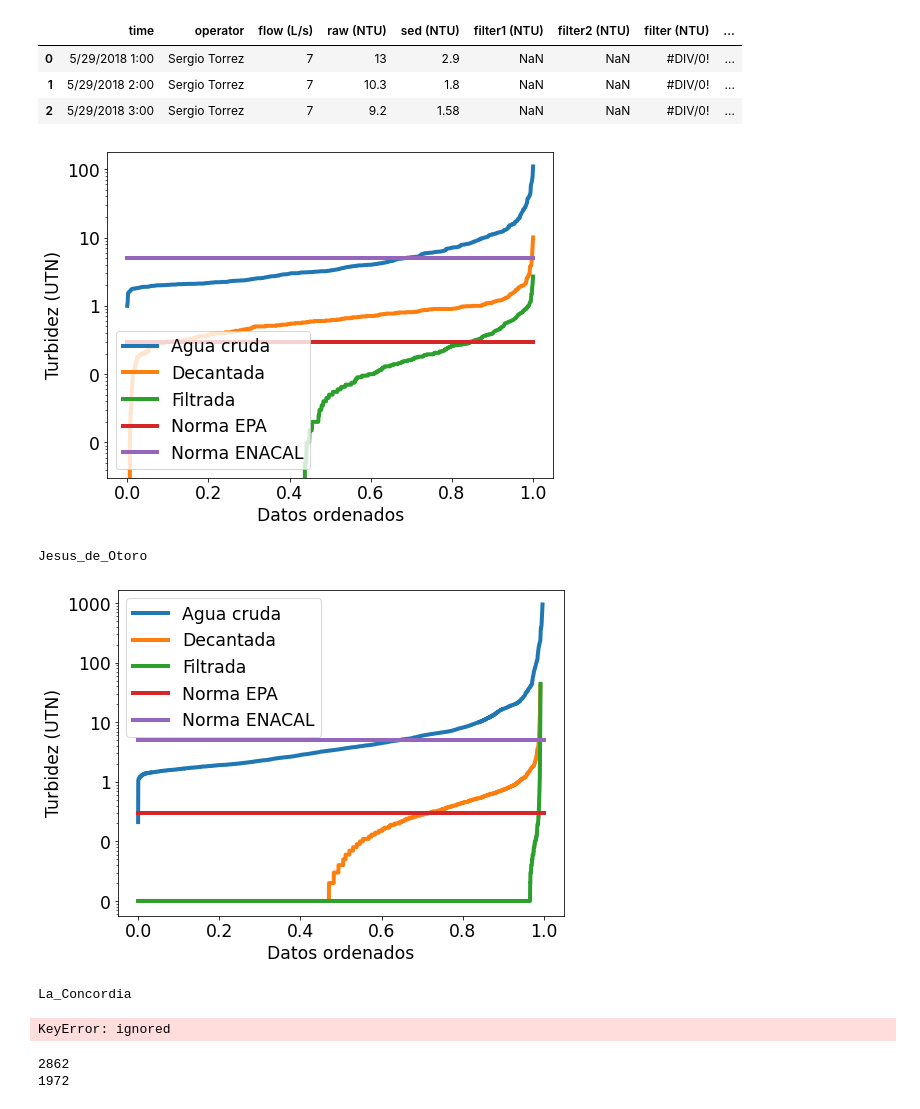
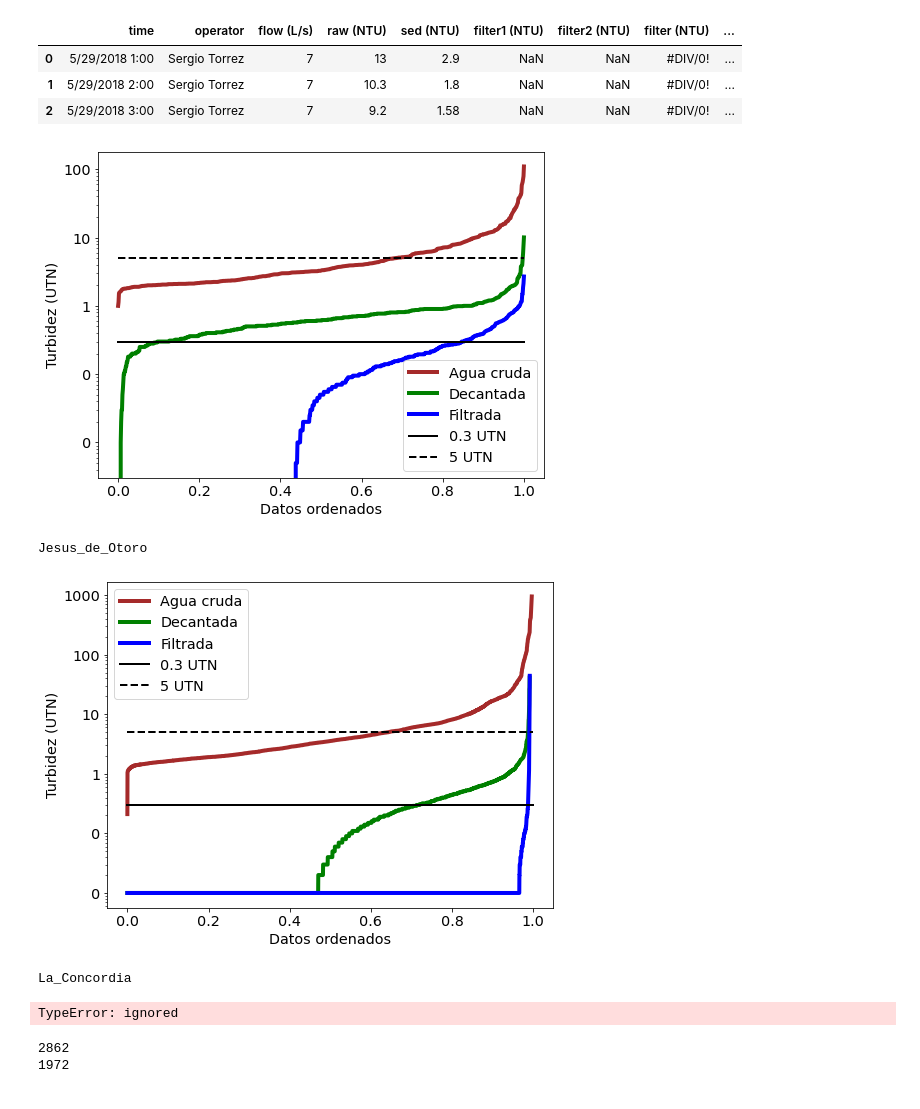
Before and after one commit to monroews/Plant_Performance, a Jupyter notebook: Plant_Performance.ipynb, the cells around one changed output. Saved outputs shown, nothing was run; the diff lists cells and outputs as text; code cells hidden in the pictures.

```diff
--- a/Plant_Performance.ipynb
+++ b/Plant_Performance.ipynb
@@ -41,7 +41,7 @@ San_Rafael_del_Norte
 | 1 | 5/29/2018 2:00 | Sergio Torrez | 7 | 10.3 | 1.8 | NaN | NaN | #DIV/0! | ... |
 | 2 | 5/29/2018 3:00 | Sergio Torrez | 7 | 9.2 | 1.58 | NaN | NaN | #DIV/0! | ... |
 # %%
-font = 'xx-large'
+font = 'x-large'
 params = {'legend.fontsize': font,
          'figure.figsize': (8,6),
          'axes.labelsize': font,
@@ -56,29 +56,29 @@ f.set_scientific(True)
 # %%
 for i in range(len(plants)):
   raw = np.sort(pddata[i]['raw (NTU)']) * u.NTU
   sed = np.sort(pddata[i]['sed (NTU)']) * u.NTU
   filter = np.sort(pddata[i]['filter (NTU)']) * u.NTU
   count = raw.shape[0]
   rank = np.linspace(0,1,count,endpoint=True)
   fig, ax = plt.subplots()
-  ax.plot(rank,raw,linewidth=4)
-  ax.plot(rank,sed,linewidth=4)
-  ax.plot(rank,filter,linewidth=4)
-  ax.plot([0,1],[0.3,0.3],linewidth=4)
-  ax.plot([0,1],[5,5],linewidth=4)
+  ax.plot(rank,raw,linewidth=4, color='brown')
+  ax.plot(rank,sed,linewidth=4, color='green')
+  ax.plot(rank,filter,linewidth=4, color='blue')
+  ax.plot([0,1],[0.3,0.3],linewidth=2, color='black')
+  ax.plot([0,1],[5,5],linewidth=2, color='black', linestyle='dashed')
   ax.set_ylabel('Turbidez (UTN)')
   ax.set_xlabel('Datos ordenados')
   ax.set_yscale('log')
-  ax.legend(['Agua cruda','Decantada','Filtrada','Norma EPA','Norma ENACAL'])
+  ax.legend(['Agua cruda','Decantada','Filtrada','0.3 UTN','5 UTN'])
   ax.yaxis.set_major_formatter(f)
   plt.show()
   print(plants[i])
 # %% [output]
-[figure, old version]
+[figure, new version]
 Jesus_de_Otoro
-[figure, old version]
+[figure, new version]
 La_Concordia
-KeyError: ignored
+TypeError: ignored
 # %%
 Cd_raw = np.sort(Concordia_data['UTM Entrada']) * u.NTU
 Cd_sed = np.sort(Concordia_data['UTM Sed']) * u.NTU
```
Also changed, not shown: 1 other file.
